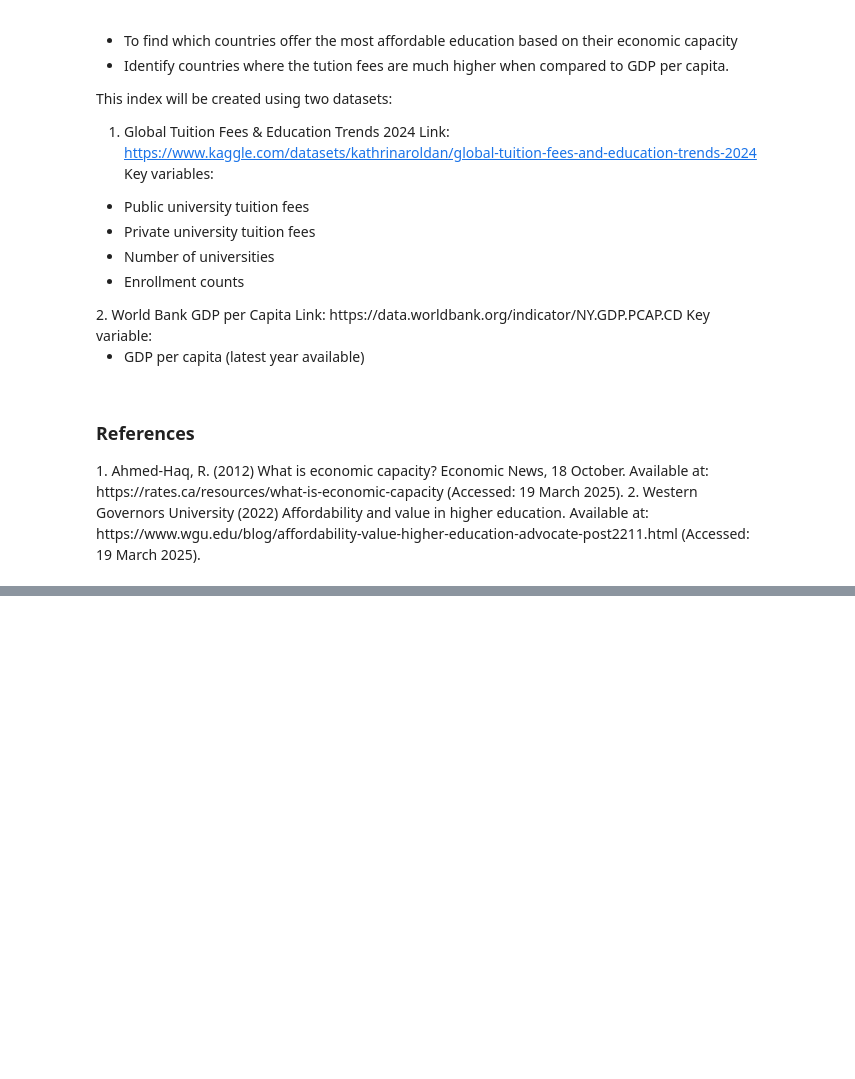
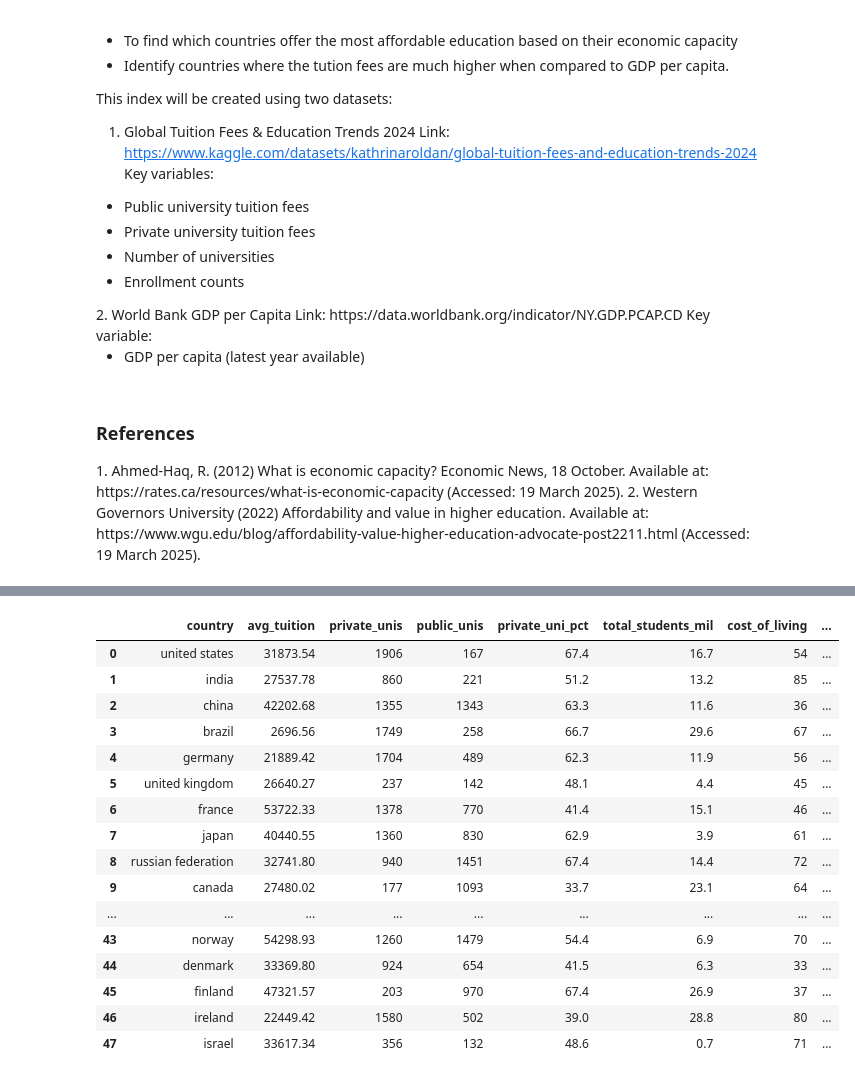
Before and after one commit to hannahabell0911/DAV-CA1-25, a Jupyter notebook: CA1-HannahAbell.ipynb, the cells around one changed output, grey strips where cells are left out. Cells and saved outputs as stored; diff of their text form; code cells hidden in the pictures; blank space fills up the shorter version.

Commit message:
Add initial data cleaning and variable listing

```diff
--- a/CA1-HannahAbell.ipynb
+++ b/CA1-HannahAbell.ipynb
@@ -117,0 +119,41 @@ For example, when doing 'df[col].method(value, inplace=True)', try using 'df.met
+# %%
+import pandas as pd
+
+# 1. Standardize and fix country names BEFORE merging
+tuition_df_cleaned["country"] = tuition_df_cleaned["country"].str.strip().str.lower()
+gdp_df_cleaned["country"] = gdp_df_cleaned["country"].str.strip().str.lower()
+
+# 2. Fix common country name mismatches
+country_fix = {
+    "usa": "united states",
+    "uk": "united kingdom",
+    "russia": "russian federation",
+    "south korea": "korea, rep.",
+    "north korea": "korea, dem. people's rep.",
+    "venezuela": "venezuela, rb",
+    "iran": "iran, islamic rep.",
+    "egypt": "egypt, arab rep.",
+    "czech republic": "czechia",
+    "slovakia": "slovak republic",
+    "laos": "lao pdr",
+    "syria": "syrian arab republic",
+    "brunei": "brunei darussalam",
+    "bahamas": "bahamas, the",
+    "gambia": "gambia, the"
+}
+tuition_df_cleaned["country"] = tuition_df_cleaned["country"].replace(country_fix)
+
+# 3. Merge the datasets
+merged_df = pd.merge(tuition_df_cleaned, gdp_df_cleaned, on="country", how="inner")
+print(f"✅ Merged countries: {len(merged_df)} rows")
+
+# 4. Check for missing values
+print("Missing values in merged_df:\n", merged_df.isnull().sum())
+
+# 5. Fill missing values safely
+merged_df["avg_tuition"] = merged_df["avg_tuition"].fillna(merged_df["avg_tuition"].mean())
+merged_df["gdp_per_capita"] = merged_df["gdp_per_capita"].fillna(merged_df["gdp_per_capita"].mean())
+
+# 6. Show sample of merged data
+print("Sample of merged_df:")
+print(merged_df[["country", "avg_tuition", "gdp_per_capita"]].head())
@@ -117,0 +180,20 @@ For example, when doing 'df[col].method(value, inplace=True)', try using 'df.met
+# %%
+merged_df
+# %% [output]
+|  | country | avg_tuition | private_unis | public_unis | private_uni_pct | total_students_mil | cost_of_living | ... |
+| 0 | united states | 31873.54 | 1906 | 167 | 67.4 | 16.7 | 54 | ... |
+| 1 | india | 27537.78 | 860 | 221 | 51.2 | 13.2 | 85 | ... |
+| 2 | china | 42202.68 | 1355 | 1343 | 63.3 | 11.6 | 36 | ... |
+| 3 | brazil | 2696.56 | 1749 | 258 | 66.7 | 29.6 | 67 | ... |
+| 4 | germany | 21889.42 | 1704 | 489 | 62.3 | 11.9 | 56 | ... |
+| 5 | united kingdom | 26640.27 | 237 | 142 | 48.1 | 4.4 | 45 | ... |
+| 6 | france | 53722.33 | 1378 | 770 | 41.4 | 15.1 | 46 | ... |
+| 7 | japan | 40440.55 | 1360 | 830 | 62.9 | 3.9 | 61 | ... |
+| 8 | russian federation | 32741.80 | 940 | 1451 | 67.4 | 14.4 | 72 | ... |
+| 9 | canada | 27480.02 | 177 | 1093 | 33.7 | 23.1 | 64 | ... |
+| ... | ... | ... | ... | ... | ... | ... | ... | ... |
+| 43 | norway | 54298.93 | 1260 | 1479 | 54.4 | 6.9 | 70 | ... |
+| 44 | denmark | 33369.80 | 924 | 654 | 41.5 | 6.3 | 33 | ... |
+| 45 | finland | 47321.57 | 203 | 970 | 67.4 | 26.9 | 37 | ... |
+| 46 | ireland | 22449.42 | 1580 | 502 | 39.0 | 28.8 | 80 | ... |
+| 47 | israel | 33617.34 | 356 | 132 | 48.6 | 0.7 | 71 | ... |
```
Also changed, not shown: parts of 9 cells of this notebook.
